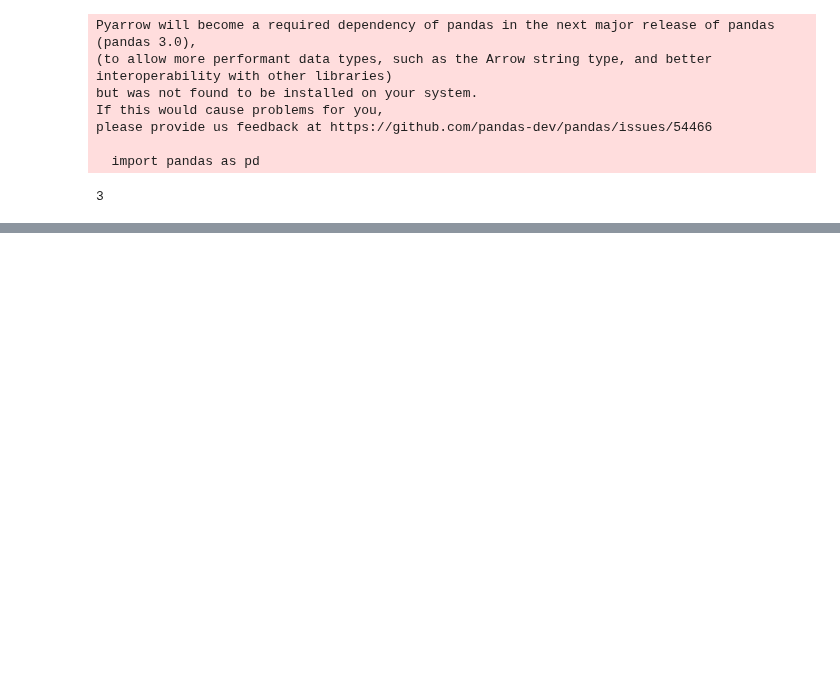
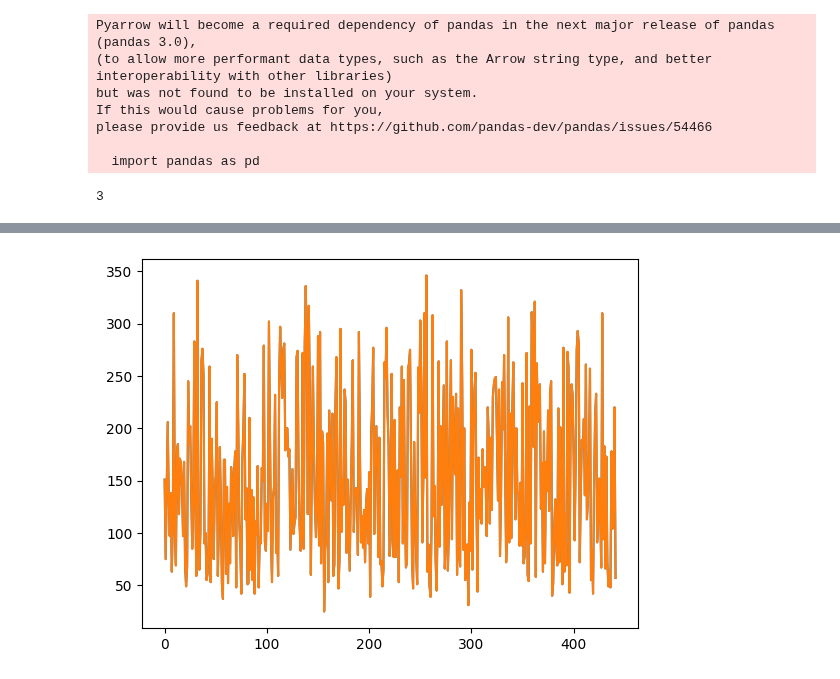
Before and after one commit to jumzzz/prob-ml, a Jupyter notebook: ch18/decision_trees/implementation/04-decision-tree-regressor.ipynb, the cells around one changed output, grey strips where cells are left out. Saved outputs shown, nothing was run; the diff lists cells and outputs as text; code cells hidden in the pictures; blank space fills up the shorter version.

```diff
--- a/ch18/decision_trees/implementation/04-decision-tree-regressor.ipynb
+++ b/ch18/decision_trees/implementation/04-decision-tree-regressor.ipynb
@@ -250,0 +275,13 @@ model.fit(X,y)
+# %%
+from sklearn.tree import DecisionTreeRegressor
+
+model_sklearn = DecisionTreeRegressor()
+model_sklearn.fit(X,y)
+
+y_preds_sklearn = model_sklearn.predict(X)
+
+plt.plot(np.arange(y.shape[0]), y)
+plt.plot(np.arange(y.shape[0]), y_preds_sklearn)
+plt.show()
+# %% [output]
+[figure, added]
```
Also changed, not shown: parts of 5 cells of this notebook.
